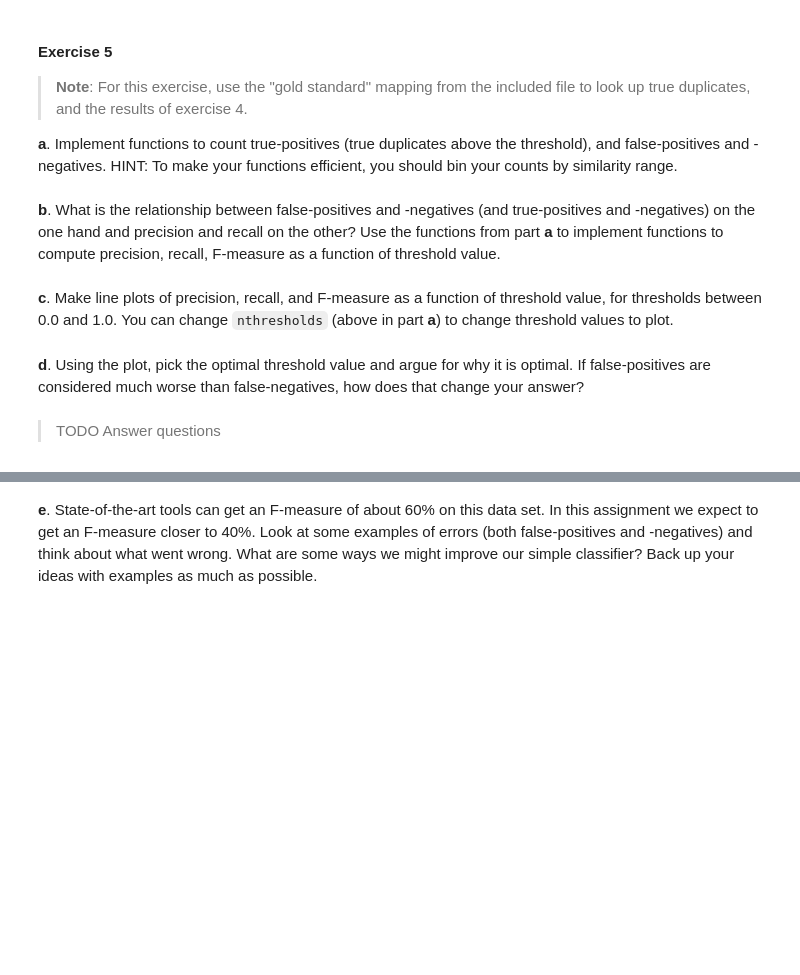
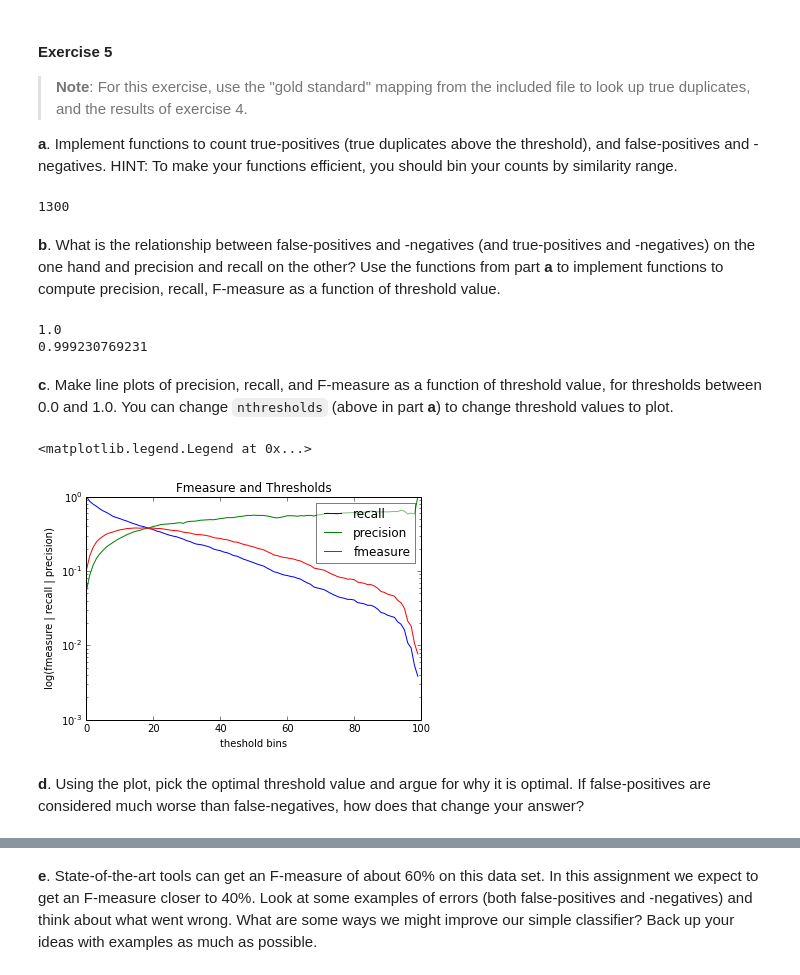
Before and after one commit to tristantao/cs194, a Jupyter notebook: hw1/hw1.ipynb, the cells around one changed output, grey strips where cells are left out. Drawn from its saved outputs; the diff is of its cells as text; code cells hidden in the pictures; blank space fills up the shorter version.

```diff
--- a/hw1/hw1.ipynb
+++ b/hw1/hw1.ipynb
@@ -551,7 +692,11 @@ $$Fmeasure = 2 \frac{precision * recall}{precision + recall}$$
 **a**. Implement functions to count true-positives (true duplicates above the threshold), and false-positives and -negatives.  HINT: To make your functions efficient, you should bin your counts by similarity range.
 # %%
 # Look up all similarity scores for true duplicates
+print len(gold_standard)
 true_dup_sims = [] # TODO Build this
+
+for dup_tup in gold_standard: #should be tuples
+    true_dup_sims.append(sims.get(dup_tup, 0))
 
 # TODO Just compute true_dup_sim above
 def truepos(threshold):
@@ -564,13 +709,30 @@ def bin(similarity):
 
 fp_counts = {} # TODO Build this.  Should map bin number to count of false-positives
 
+for classified_tup, cos_sim in sims.items():
+    if not classified_tup in gold_standard: #if classified as positive (but NOT actually positive)
+        fp_counts[bin(cos_sim)] = fp_counts.get(bin(cos_sim), 0) + 1
+
 # TODO Implement this
 def falsepos(threshold):
-    pass
+    falsepos_below_thresh = 0
+    for bin_num, count in fp_counts.items():
+        if bin_num > bin(threshold): #cumulatively count points above thresh, but NOT true
+            #note that => or > made no difference in fmeasure
+            falsepos_below_thresh += count
+    return falsepos_below_thresh
 
 # TODO Implement this
 def falseneg(threshold):
-    pass
+    #every eleme in true_dup below the threshold is falsely put as negative
+    falseneg_below_thresh = 0
+    for true_dup_sim in true_dup_sims:
+        if true_dup_sim < threshold:
+            #changing to <= lowered the fmeasure by 1% ish.
+            falseneg_below_thresh += 1
+    return falseneg_below_thresh
+# %% [output]
+1300
 # %% [markdown]
 **b**. What is the relationship between false-positives and -negatives (and true-positives and -negatives) on the one hand and precision and recall on the other?
 Use the functions from part **a** to implement functions to compute precision, recall, F-measure as a function of threshold value.
@@ -589,12 +739,51 @@ def fmeasure(threshold):
+# %%
+# TODO Implement this (returns a float)
+#Precision asks of all the record-pairs marked duplicates, what fraction are true duplicates?
+def precision(threshold):
+    return float(truepos(threshold)) / (falsepos(threshold) + truepos(threshold))
+
+# TODO Implement this (returns a float)
+#Recall asks of all the true duplicates in the data, what fraction did we successfully find?
+def recall(threshold):
+    return float(truepos(threshold)) / len(true_dup_sims)
+
+# TODO Implement this (returns a float)
+def fmeasure(threshold):
+    #print recall(threshold)
+    return (2 * precision(threshold) * recall(threshold) / (precision(threshold) + recall(threshold)))
+
+print precision(0.99) #sanity check. this strict of threshold should yield high precision (since we selected the top few)
+print recall(0.00001) #sanity check, this low of threshold should yield high recall (since we selected a lot)
+# %% [output]
+1.0
+0.999230769231
 # %% [markdown]
 **c**. Make line plots of precision, recall, and F-measure as a function of threshold value, for thresholds between 0.0 and 1.0.  You can change `nthresholds` (above in part **a**) to change threshold values to plot.
 # %%
 # For the x-axis
 thresholds = [float(n) / nthresholds for n in range(0, nthresholds)]
 
+#print fmeasure(0.1)
+
+fmeasures_at_thresholds = [fmeasure(thresh) for thresh in thresholds]
+
+precisions_at_thresholds = [precision(thresh) for thresh in thresholds]
+recall_at_thresholds = [recall(thresh) for thresh in thresholds]
+pylab.plot(recall_at_thresholds, label = "recall")
+pylab.plot(precisions_at_thresholds, label = "precision")
+
+
+pylab.plot(fmeasures_at_thresholds, label="fmeasure")
+yscale('log')
+xlabel('theshold bins')
+ylabel('log(fmeasure | recall | precision)')
+title('Fmeasure and Thresholds')
+legend(framealpha=0.5)
+
 # TODO Make a plot.  HINT: Use pylab.plot().  Don't forget labels.
+# %% [output]
+<matplotlib.legend.Legend at 0x...>
+[figure, added]
 # %% [markdown]
 **d**. Using the plot, pick the optimal threshold value and argue for why it is optimal.
 If false-positives are considered much worse than false-negatives, how does that change your answer?
-# %% [markdown]
-> TODO Answer questions
```
Also changed, not shown: parts of 19 cells of this notebook, 1 other file.
